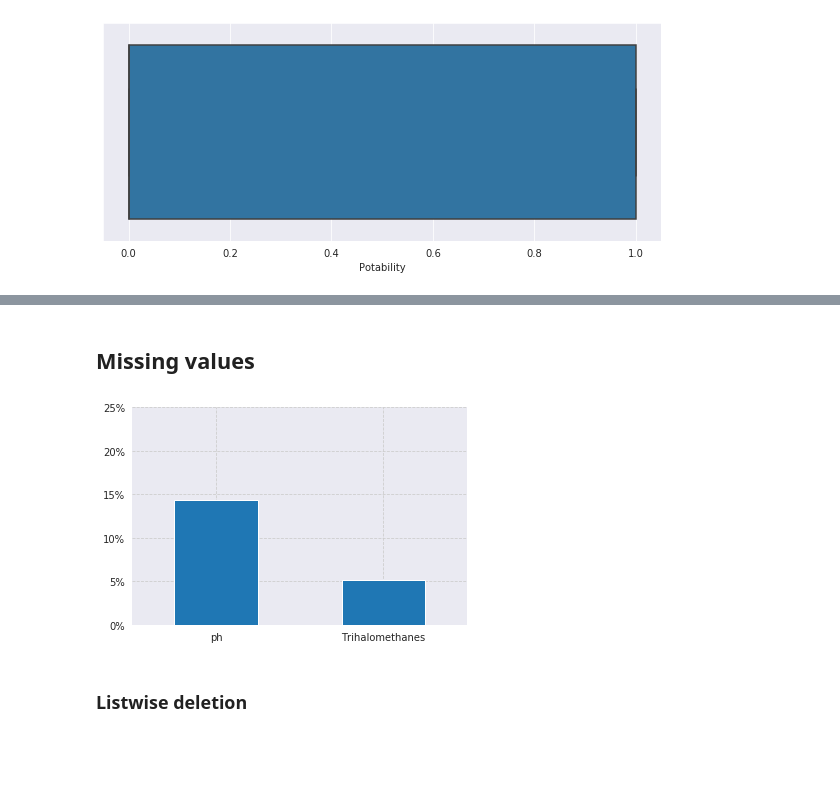
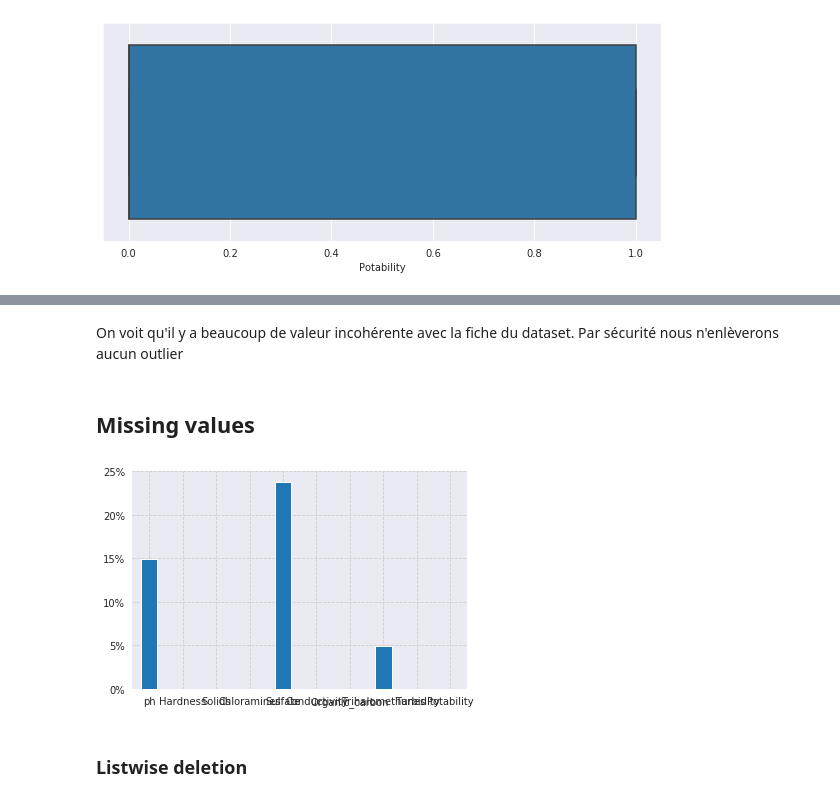
Before and after one commit to NathanGPS/ApprAuto, a Jupyter notebook: drinkable_water.ipynb, the cells around one changed output, grey strips where cells are left out. Cells and saved outputs as stored; diff of their text form; code cells hidden in the pictures; blank space fills up the shorter version.

Commit message:
More missing values handling and models

```diff
--- a/drinkable_water.ipynb
+++ b/drinkable_water.ipynb
@@ -170,2 +231,4 @@ for column in df.columns:
+# %% [markdown]
+On voit qu'il y a beaucoup de valeur incohérente avec la fiche du dataset. Par sécurité nous n'enlèverons aucun outlier
 # %% [markdown]
 ## Missing values
@@ -172,9 +245,9 @@ for column in df.columns:
 # %%
 missing_values = df.isnull().sum()/ len(df)
-plot_bar_charts(missing_sulfate, title="")
+plot_bar_charts(missing_values, title="")
 plt.show()
 # %% [output]
-[figure, old version]
+[figure, new version]
 # %% [markdown]
 ### Listwise deletion
 # %%
```
Also changed, not shown: parts of 35 cells of this notebook.
